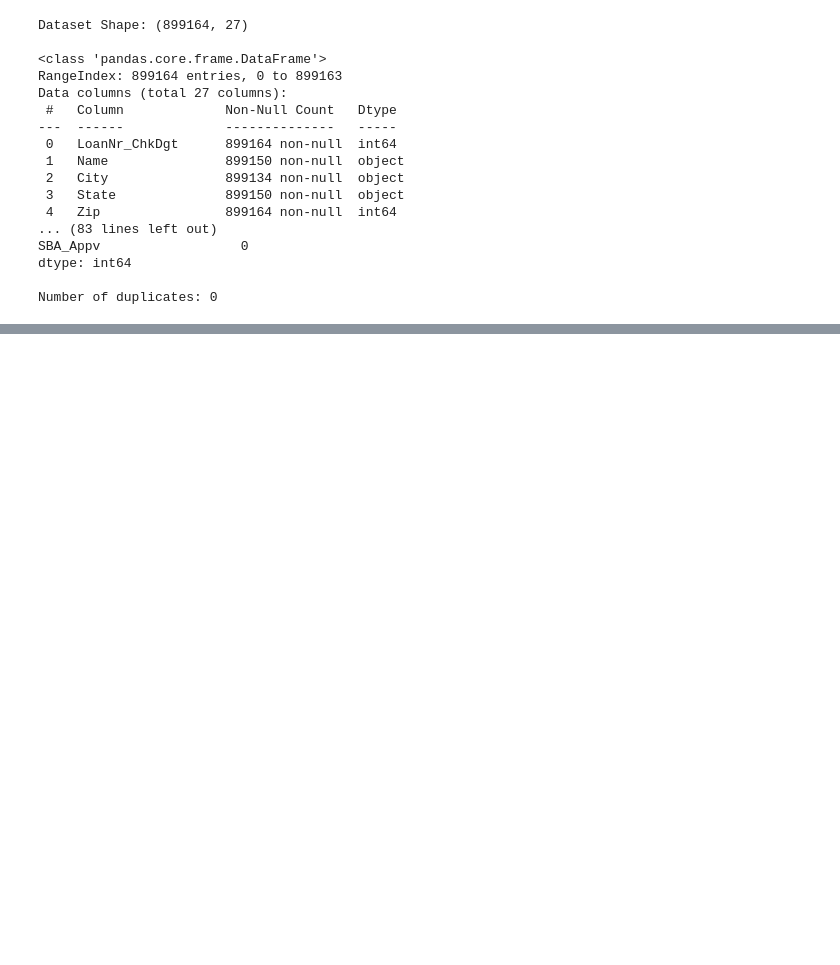
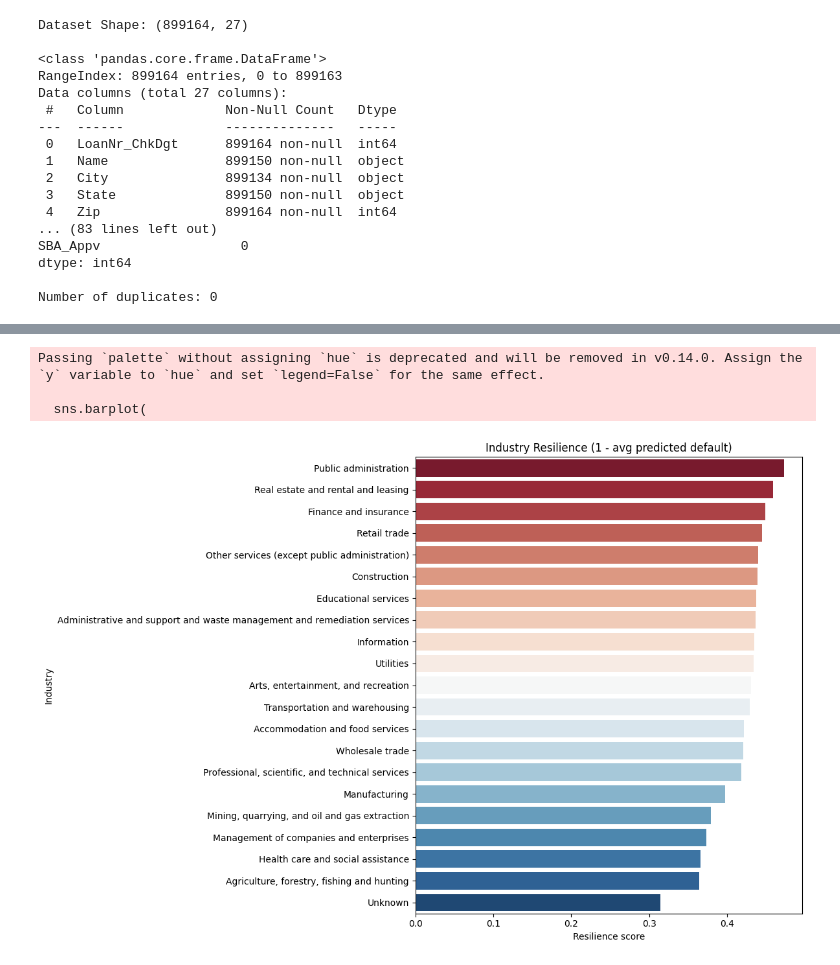
Before and after one commit to emr75/LoanAnalysis, a Jupyter notebook: mlProject.ipynb, the cells around one changed output, grey strips where cells are left out. Drawn from its saved outputs; the diff is of its cells as text; code cells hidden in the pictures; blank space fills up the shorter version.

```diff
--- a/mlProject.ipynb
+++ b/mlProject.ipynb
@@ -476,0 +521,59 @@ weighted avg       0.95      0.95      0.95    133502
+# %%
+
+import matplotlib.pyplot as plt
+import seaborn as sns
+
+df[zip_col] = df[zip_col].astype(str).str.zfill(5)
+
+# Aggregate per ZIP
+zip_stats = (
+    df.groupby(zip_col)
+      .agg(
+          n_loans=("actual_default", "size"),
+          avg_pred_default=("pred_default_proba", "mean"),
+          actual_default_rate=("actual_default", "mean")
+      )
+      .reset_index()
+)
+
+# Define resilience: higher = less default risk
+zip_stats["resilience_score"] = 1 - zip_stats["avg_pred_default"]
+# %%
+industry_col = "Industry"
+
+industry_stats = (
+    df.groupby(industry_col)
+      .agg(
+          n_loans=("actual_default", "size"),
+          avg_pred_default=("pred_default_proba", "mean"),
+          actual_default_rate=("actual_default", "mean")
+      )
+      .reset_index()
+)
+
+industry_stats["resilience_score"] = 1 - industry_stats["avg_pred_default"]
+
+# Bar "heatmap" of industry resilience
+plt.figure(figsize=(12, 8))
+sns.barplot(
+    data=industry_stats.sort_values("resilience_score", ascending=False),
+    x="resilience_score",
+    y=industry_col,
+    palette="RdBu"
+)
+plt.title("Industry Resilience (1 - avg predicted default)")
+plt.xlabel("Resilience score")
+plt.ylabel("Industry")
+plt.tight_layout()
+
+fig.savefig(
+    "industry_resilience.png",
+    dpi=600,
+    bbox_inches="tight"
+)
+plt.show()
+# %% [output]
+Passing `palette` without assigning `hue` is deprecated and will be removed in v0.14.0. Assign the `y` variable to `hue` and set `legend=False` for the same effect.
+
+  sns.barplot(
+[figure, added]
```
Also changed, not shown: parts of 19 cells of this notebook, 3 other files.
